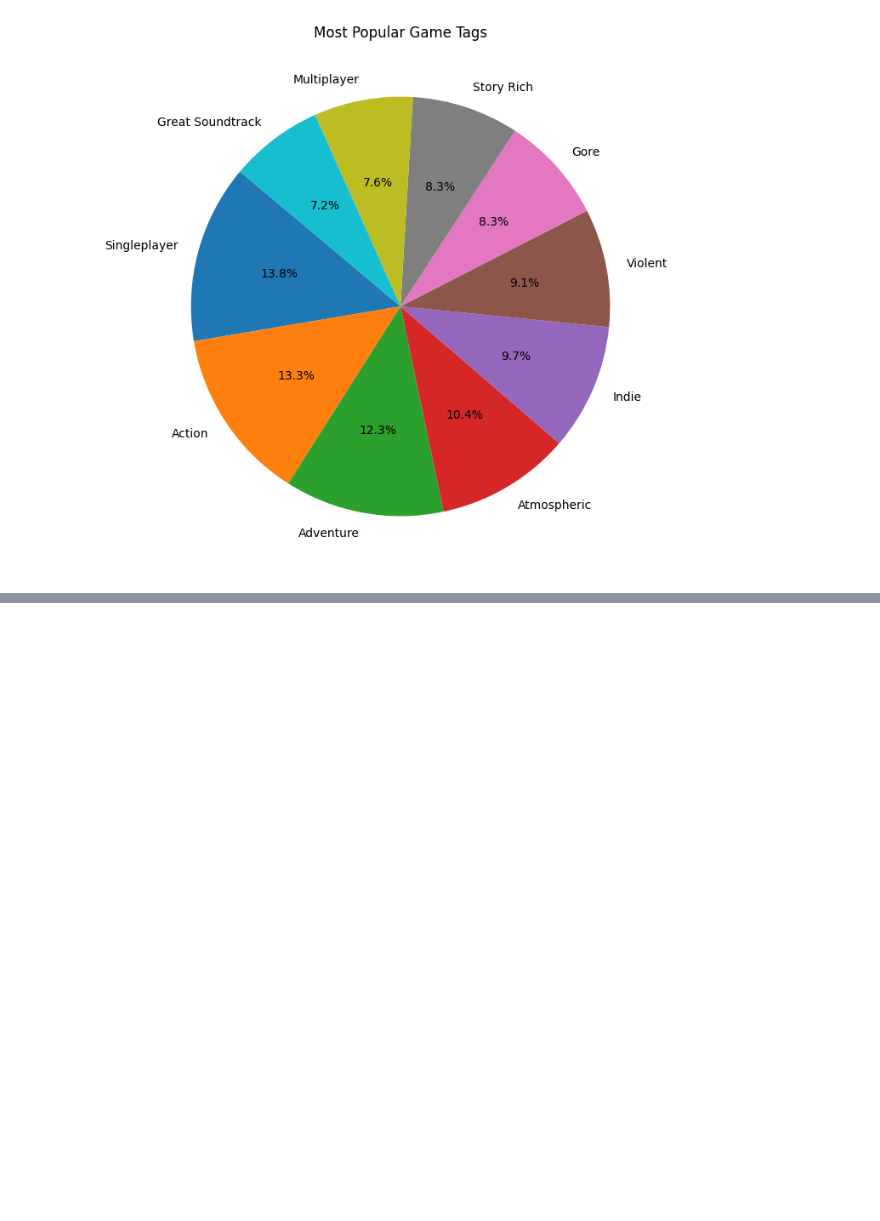
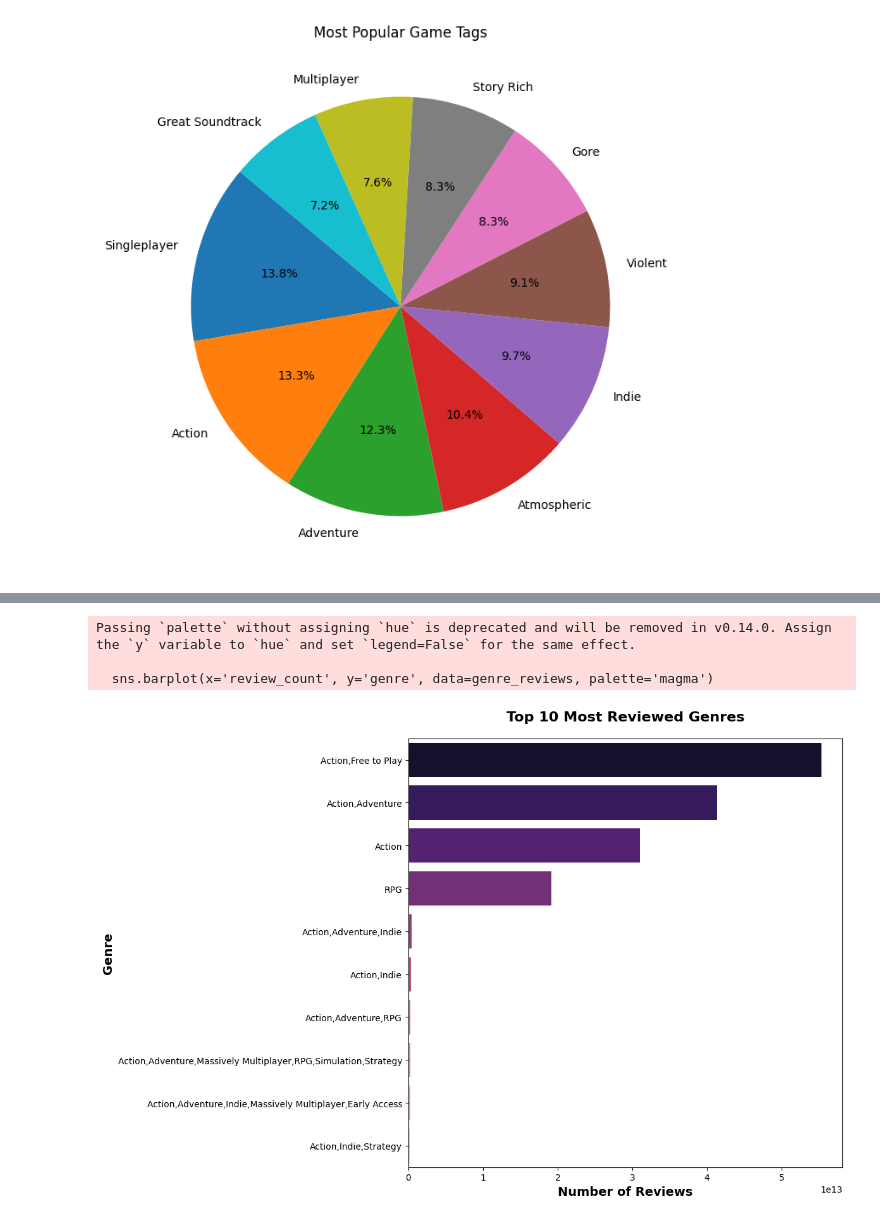
Before and after one commit to pratham009/steam_data_analysis, a Jupyter notebook: riot.ipynb, the cells around one changed output, grey strips where cells are left out. Saved outputs shown, nothing was run; the diff lists cells and outputs as text; code cells hidden in the pictures; blank space fills up the shorter version.

```diff
--- a/riot.ipynb
+++ b/riot.ipynb
@@ -230,0 +106,21 @@ plt.show()
+# %%
+# Group by genre and sum review counts
+genre_reviews = df.groupby('genre')['review_count'].sum().reset_index()
+
+# Sort by review count and get the top 10
+genre_reviews = genre_reviews.sort_values('review_count', ascending=False).head(10)
+
+# Plot the top genres
+plt.figure(figsize=(12, 8))
+sns.barplot(x='review_count', y='genre', data=genre_reviews, palette='magma')
+plt.title('Top 10 Most Reviewed Genres', fontsize=16, pad=20, weight='bold')
+plt.xlabel('Number of Reviews', fontsize=14, weight='bold')
+plt.ylabel('Genre', fontsize=14, weight='bold')
+plt.tight_layout()
+plt.show()
+genre_reviews.to_csv('genre_reviews.csv', index=False)
+# %% [output]
+Passing `palette` without assigning `hue` is deprecated and will be removed in v0.14.0. Assign the `y` variable to `hue` and set `legend=False` for the same effect.
+
+  sns.barplot(x='review_count', y='genre', data=genre_reviews, palette='magma')
+[figure, added]
```
Also changed, not shown: parts of 14 cells of this notebook, 4 other files.
